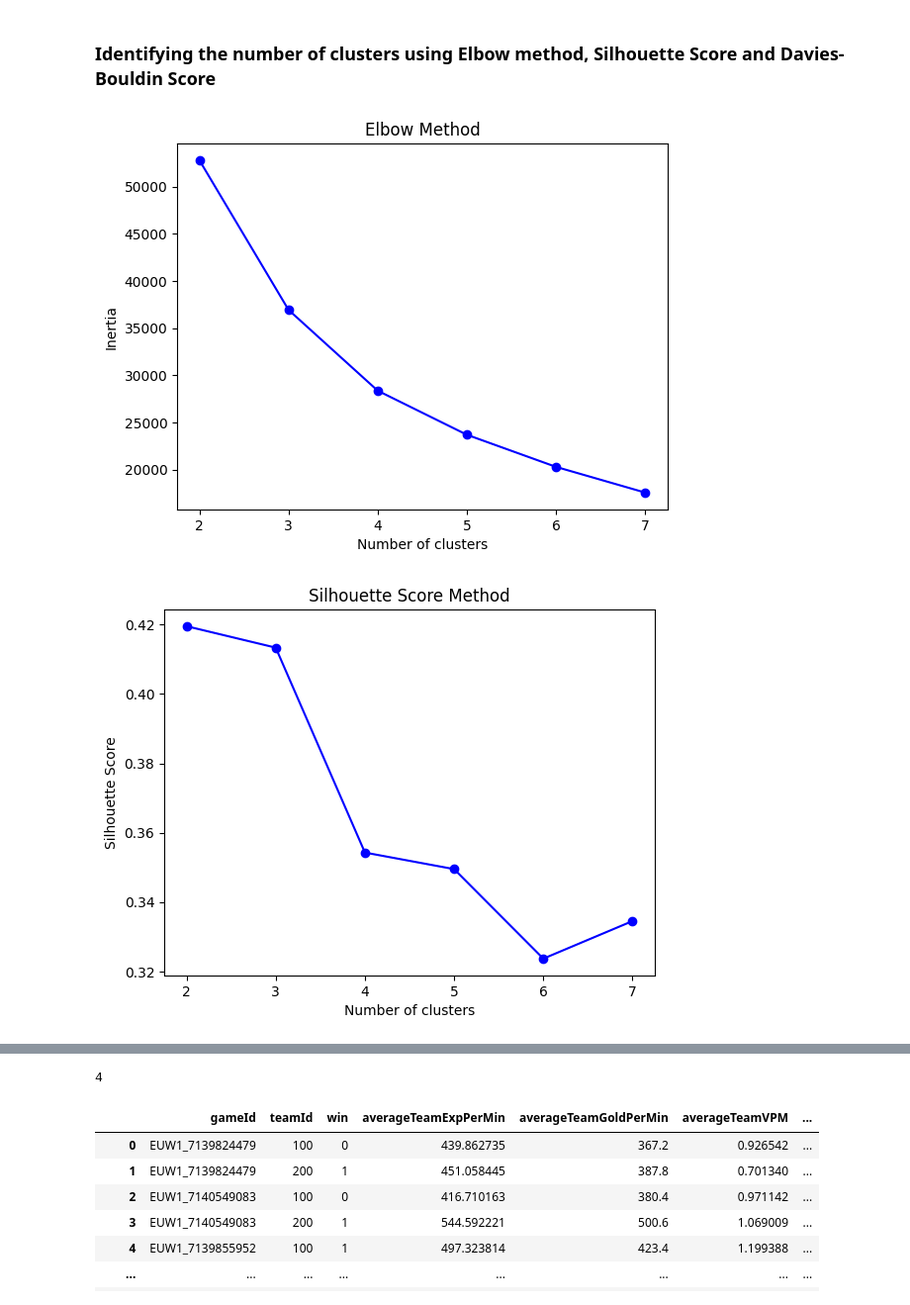
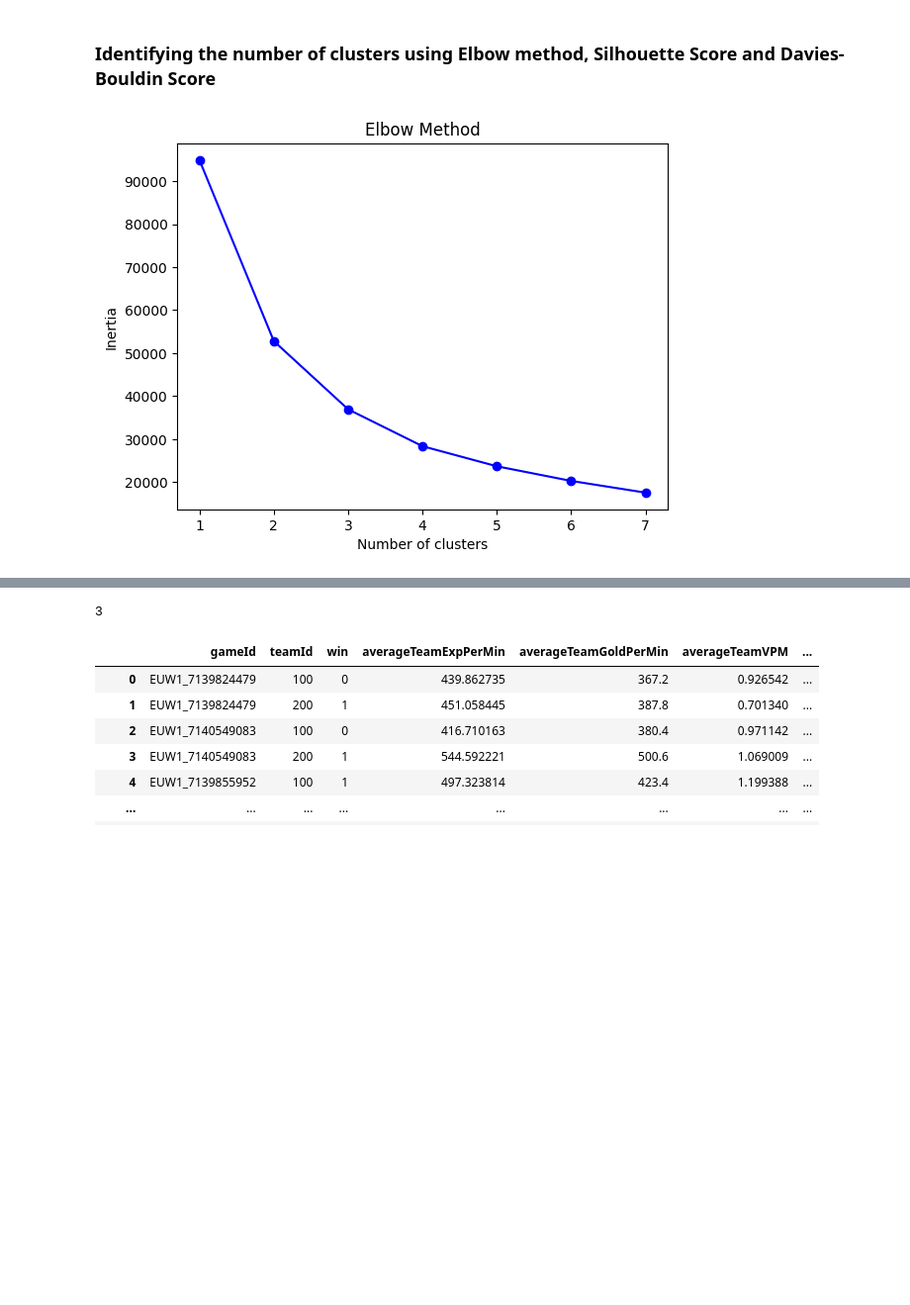
Before and after one commit to TDI-Lab/Collective-Intelligence-LoL, a Jupyter notebook: notebooks/teamPerformanceFactorsAnalysis.ipynb, the cells around one changed output, grey strips where cells are left out. Shown: that part at 99% size. Drawn from its saved outputs; the diff is of its cells as text; code cells hidden in the pictures; blank space fills up the shorter version.

Commit message:
Changing number of clusters to 3 for both team and individual data

```diff
--- a/notebooks/teamPerformanceFactorsAnalysis.ipynb
+++ b/notebooks/teamPerformanceFactorsAnalysis.ipynb
@@ -288,7 +288,7 @@ loadings_df
 | resistance | 0.532036 | 0.515258 |
 # %%
 # rename columns for better understanding
-factor_scores_df.rename(columns={'Factor1': 'CooperativeFactor', 'Factor2': 'NonCooperativeFactor'}, inplace=True)
+factor_scores_df.rename(columns={'Factor1': 'NonCooperativeFactor', 'Factor2': 'CooperativeFactor'}, inplace=True)
 print(factor_scores_df.shape)
 # %% [output]
 (62110, 2)
@@ -690,45 +1122,28 @@ sns.scatterplot(x='CooperativeFactor', y='NonCooperativeFactor', data=factors_wi
 # %%
 ## Using the Elbow method
 from sklearn.cluster import KMeans
 from kneed import KneeLocator
 from sklearn.metrics import silhouette_score, davies_bouldin_score
 
 silhouette_scores = []
 db_scores = []
 
 inertia = []
-K = range(2, 8)
+K = range(1, 8)
 for k in K:
     kmeans = KMeans(n_clusters=k, random_state=12, n_init=10, max_iter=16)
     labels = kmeans.fit_predict(factor_scores_df)
     inertia.append(kmeans.inertia_)
-    silhouette_scores.append(silhouette_score(factor_scores_df, labels))
-    db_scores.append(davies_bouldin_score(factor_scores_df, labels))
 
 # plotting the elbow curve
 plt.plot(K, inertia, 'bo-')
 plt.xlabel('Number of clusters')
 plt.ylabel('Inertia')
 plt.title('Elbow Method')
 plt.show()
 
-# Plotting the Silhouette scores
-plt.plot(K, silhouette_scores, 'bo-')
-plt.xlabel('Number of clusters')
-plt.ylabel('Silhouette Score')
-plt.title('Silhouette Score Method')
-plt.show()
-
-# Plotting the Davies-Bouldin scores
-plt.plot(K, db_scores, 'bo-')
-plt.xlabel('Number of clusters')
-plt.ylabel('Davies-Bouldin Index')
-plt.title('Davies-Bouldin Index Method')
-plt.show()
-
 ## Use knee locator to identify the elbow point if the graph visually doesn't make sense
 kl = KneeLocator(K, inertia, curve='convex', direction='decreasing')
 print(kl.elbow)
 # %% [output]
-[figure, old version]
+[figure, new version]
-[figure, removed]
@@ -736,4 +1150,4 @@ print(kl.elbow)
-4
+3
 # %%
 factors_with_win_info
 # %% [output]
```
Also changed, not shown: parts of 60 cells of this notebook, 1 other file.
